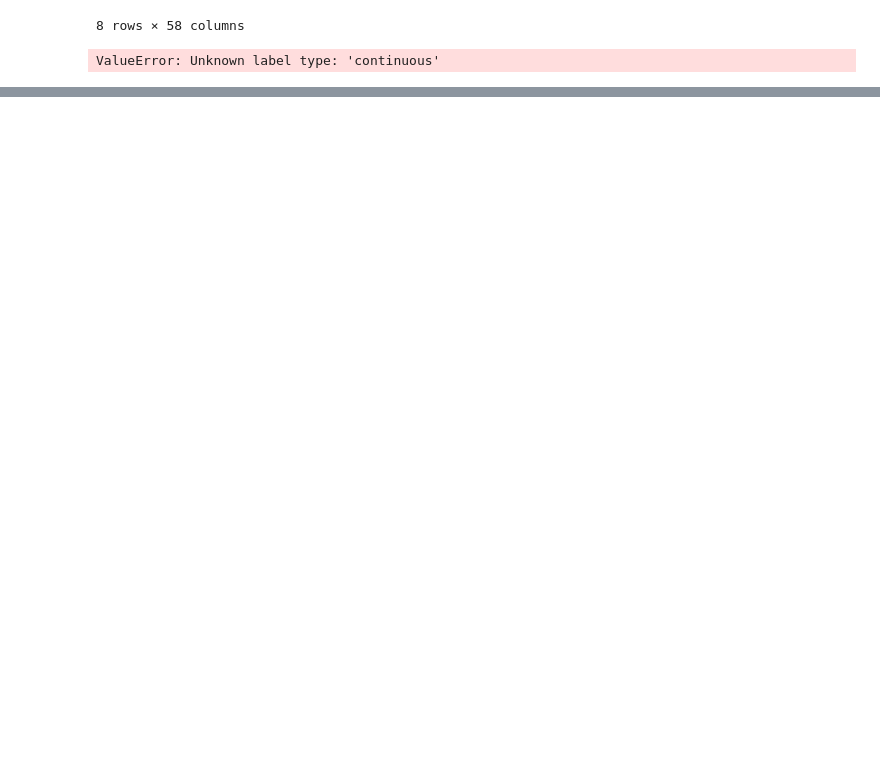
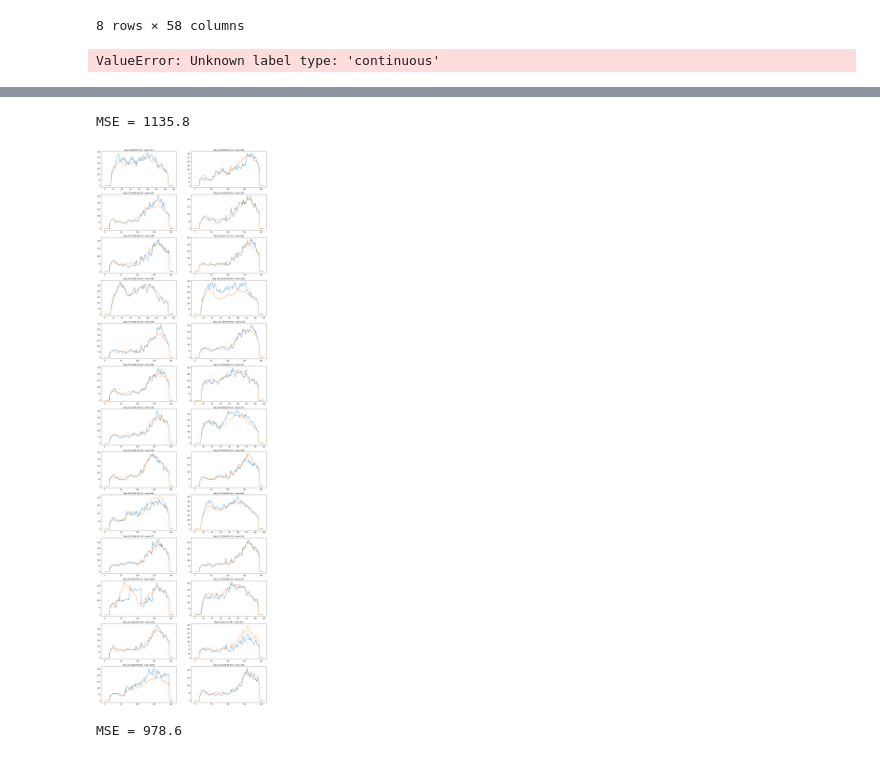
Before and after one commit to lukoucky/swimming_pool_attendance_prediction, a Jupyter notebook: GridSearch.ipynb, the cells around one changed output, grey strips where cells are left out. Drawn from its saved outputs; the diff is of its cells as text; code cells hidden in the pictures; blank space fills up the shorter version.

Commit message:
Update on grid search notebook
Former-commit-id: 2bf8747046a5b9c6527c6e89ed35a12d68f2b6f0

```diff
--- a/GridSearch.ipynb
+++ b/GridSearch.ipynb
@@ -77,3 +79,6 @@ g.fit(x, x_len)
 # %%
 import pickle
 with open("gmm.pkl", "wb") as file: pickle.dump(g, file)
+# %%
+dh = DataHelper()
+dh.get_all_columns_names()
@@ -79,0 +139,13 @@ with open("gmm.pkl", "wb") as file: pickle.dump(g, file)
+# %%
+time_step_back = 10
+parameteres = {	'n_estimators': [50],
+                'max_depth': [35],
+                'min_samples_split':[2],
+                'min_samples_leaf':[1],
+                'max_features':[40],
+                'max_leaf_nodes':[None]}
+columns = ['pool','day_of_week','month','minute_of_day', 'year', 'reserved_Vodnik','lines_reserved']
+columns = list(dh.get_all_columns_names())
+columns.remove('time')
+mgs = MyGridSearch('ExtraTreesRegressor',parameteres)
+mgs.fit(columns, time_step_back)
@@ -79,0 +160,28 @@ with open("gmm.pkl", "wb") as file: pickle.dump(g, file)
+# %%
+dh = DataHelper()
+time_step_back = 5
+x_train, y_train, x_test, y_test = dh.generate_feature_vectors(columns, time_step_back)
+# x_train, y_train, x_test, y_test = self.dh.generate_normalized_feature_vectors(columns_to_keep, time_step_back)
+e = RandomForestRegressor(random_state=17, n_estimators=5)
+e.fit(x_train, y_train.ravel())
+
+score = dh.mse_on_testing_days(e, columns, time_step_back)
+print('MSE = %.1f' % (score))
+# %% [output]
+MSE = 1135.8
+# %%
+dh = DataHelper()
+columns = ['pool','day_of_week','month','minute_of_day', 'year', 'reserved_Vodnik','lines_reserved']
+# %%
+dh.show_n_days_prediction(mgs.best_estimator, columns, days=26, time_steps_back=time_step_back)
+# %% [output]
+[figure, added]
+# %%
+mac = MonthlyAverageClassifier()
+columns = list(dh.get_all_columns_names())
+columns.remove('time')
+mac.fit(dh.get_training_days(), columns)
+score = dh.mse_on_testing_days(mac, columns)
+print('MSE = %.1f' % (score))
+# %% [output]
+MSE = 978.6
```
Also changed, not shown: parts of 7 cells of this notebook.
